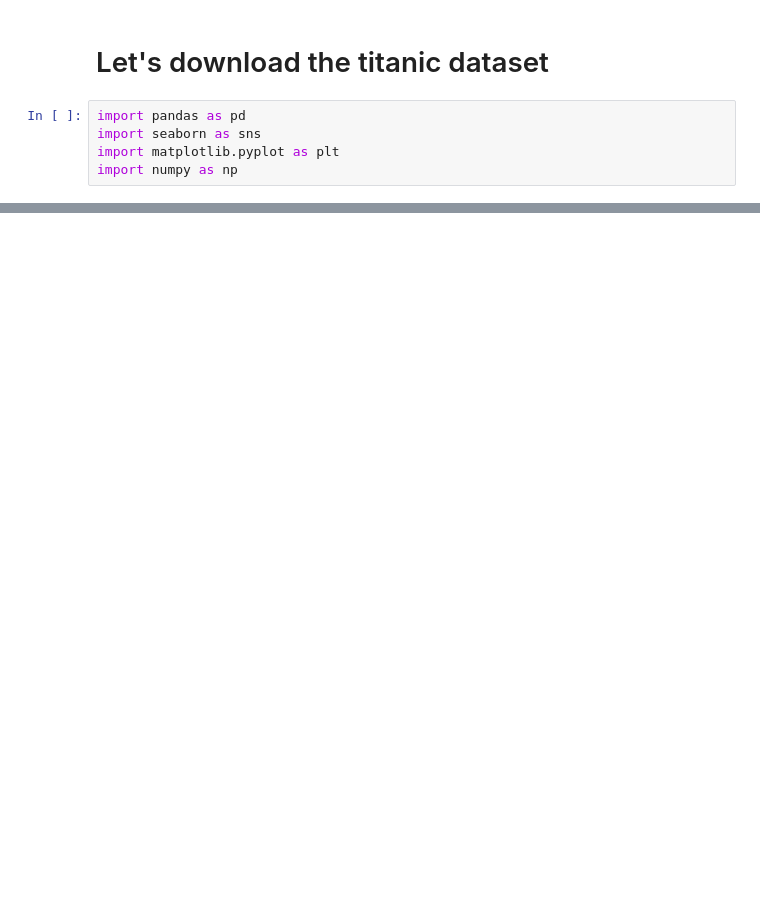
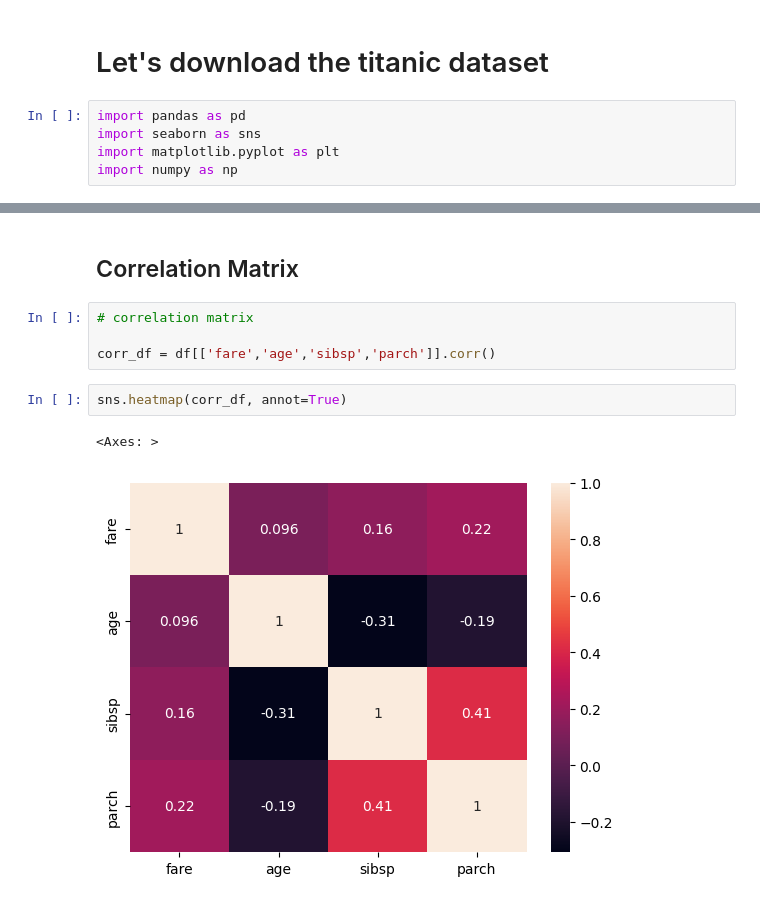
Before and after one commit to uzairafridi00/machine-learning, a Jupyter notebook: python_for_data_science_mentorship_program/01_pandas_tips_tricks/01_pandas.ipynb, the cells around one changed output, grey strips where cells are left out. Drawn from its saved outputs; the diff is of its cells as text; blank space fills up the shorter version.

```diff
--- a/python_for_data_science_mentorship_program/01_pandas_tips_tricks/01_pandas.ipynb
+++ b/python_for_data_science_mentorship_program/01_pandas_tips_tricks/01_pandas.ipynb
@@ -135,0 +427,11 @@ df.head()
+# %% [markdown]
+## Correlation Matrix
+# %%
+# correlation matrix
+
+corr_df = df[['fare','age','sibsp','parch']].corr()
+# %%
+sns.heatmap(corr_df, annot=True)
+# %% [output]
+<Axes: >
+[figure, added]
```
Also changed, not shown: parts of 28 cells of this notebook, 2 other files.
